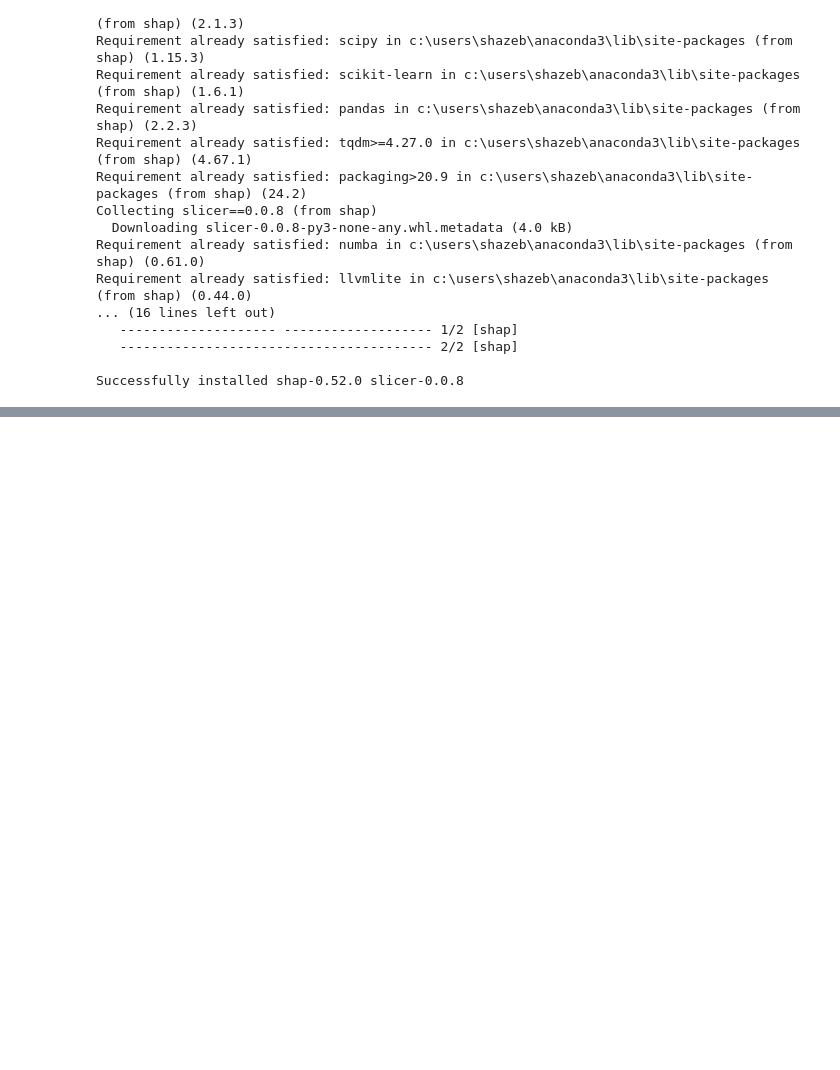
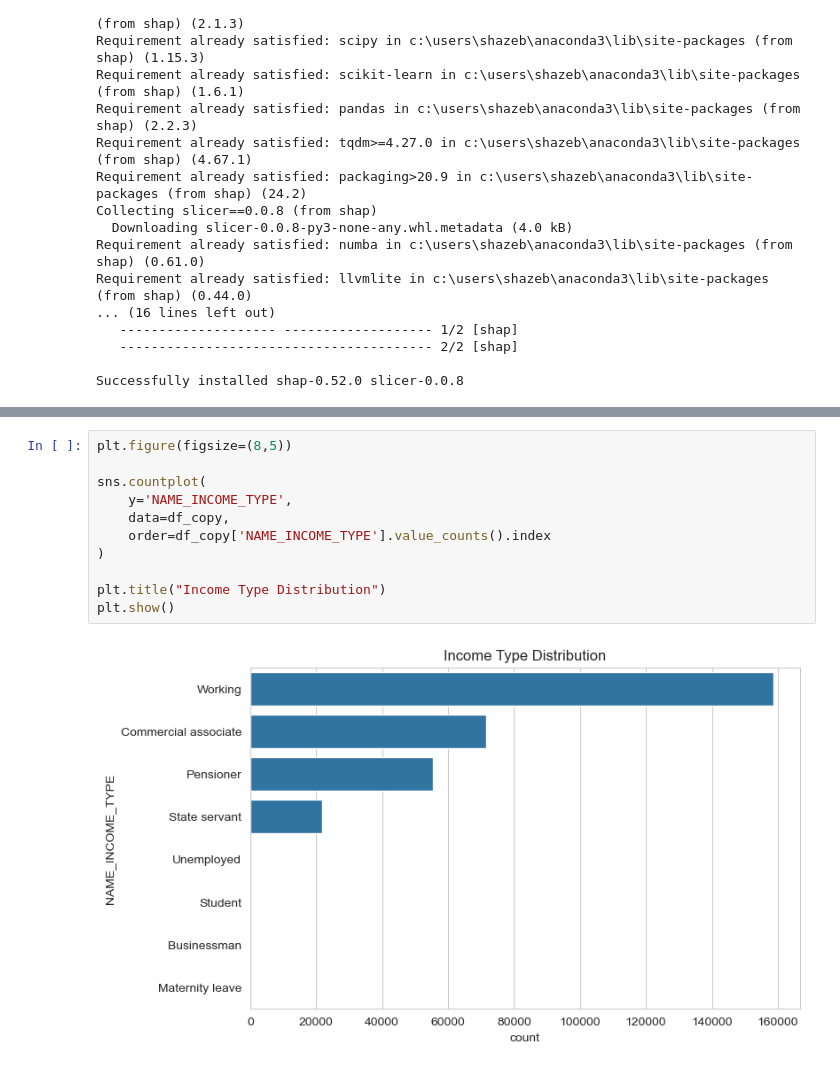
Before and after one commit to ZebX99/HomeLoanProject, a Jupyter notebook: HomeLoanProject.ipynb, the cells around one changed output, grey strips where cells are left out. Drawn from its saved outputs; the diff is of its cells as text; blank space fills up the shorter version.

```diff
--- a/HomeLoanProject.ipynb
+++ b/HomeLoanProject.ipynb
@@ -123,0 +494,13 @@ Successfully installed shap-0.52.0 slicer-0.0.8
+# %%
+plt.figure(figsize=(8,5))
+
+sns.countplot(
+    y='NAME_INCOME_TYPE',
+    data=df_copy,
+    order=df_copy['NAME_INCOME_TYPE'].value_counts().index
+)
+
+plt.title("Income Type Distribution")
+plt.show()
+# %% [output]
+[figure, added]
```
Also changed, not shown: parts of 106 cells of this notebook.
